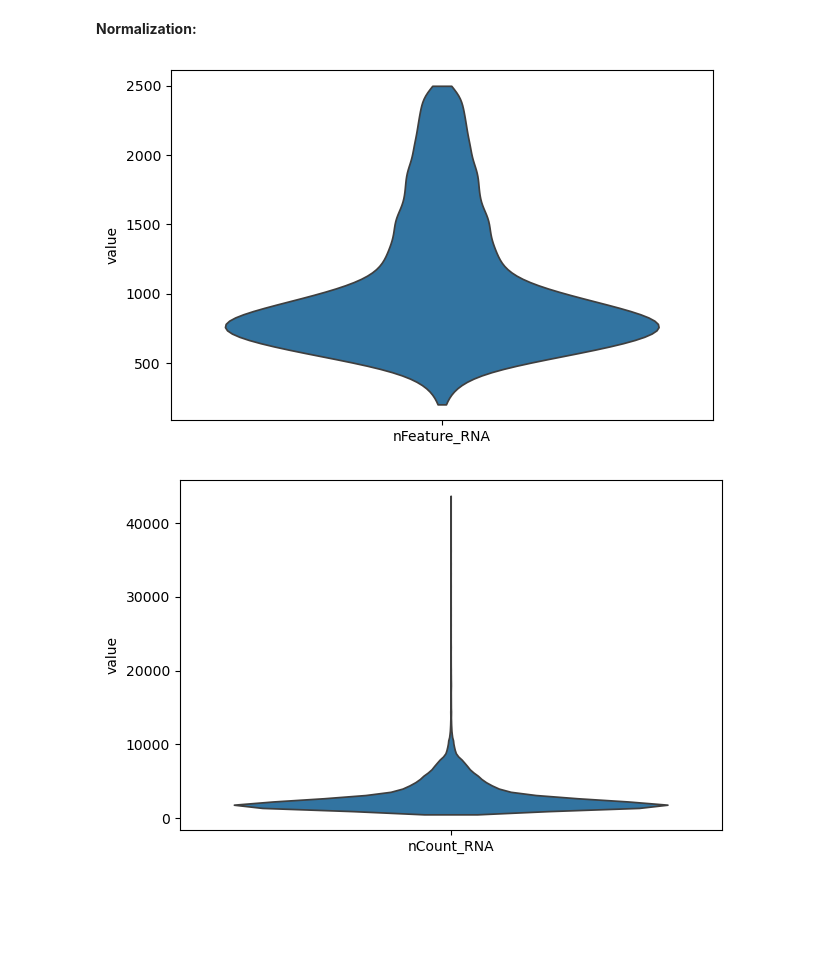
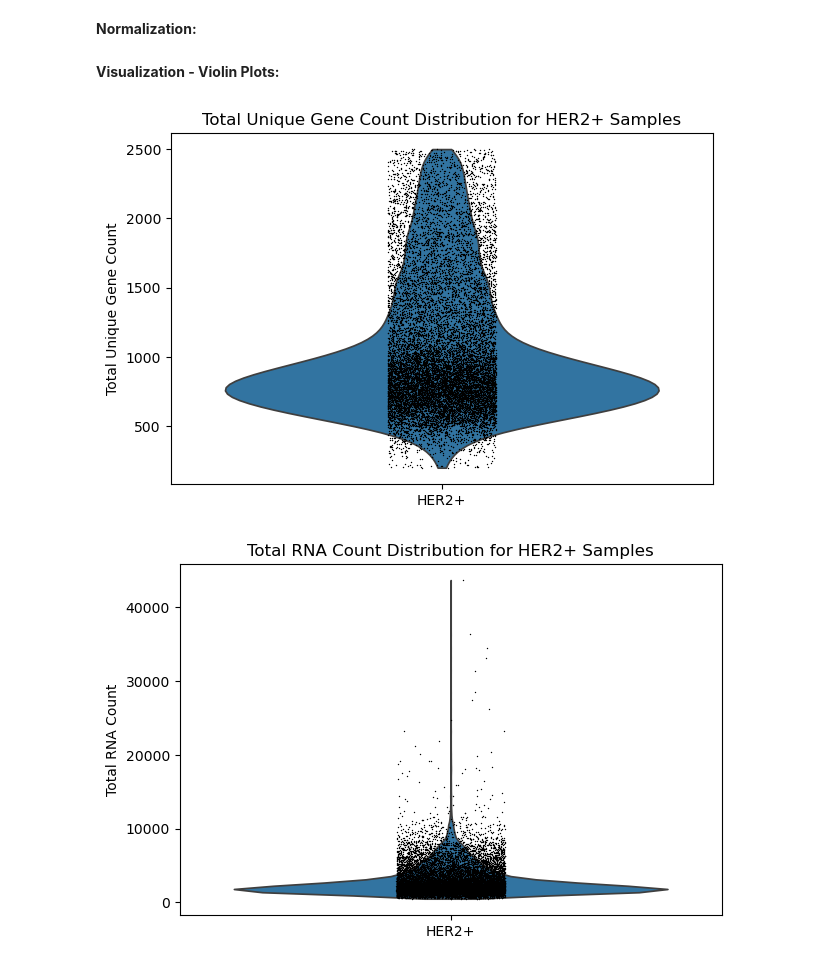
Before and after one commit to JoshuaGalla/BCMarkerDiscovery, a Jupyter notebook: analysis/project_analysis.ipynb, the cells around one changed output. Drawn from its saved outputs; the diff is of its cells as text; code cells hidden in the pictures; blank space fills up the shorter version.

```diff
--- a/analysis/project_analysis.ipynb
+++ b/analysis/project_analysis.ipynb
@@ -112,13 +114,25 @@ adata = adata[adata.obs['subtype'] == subtype]
 __Normalization:__
 # %%
 sc.pp.normalize_total(adata, target_sum=1e6)
+# %% [markdown]
+__Visualization - Violin Plots:__
 # %%
-sc.pl.violin(adata, ['nFeature_RNA'], stripplot = False)
+ax = sc.pl.violin(adata, ['nFeature_RNA'], stripplot = True, show = False)
+ax.set_title(f'Total Unique Gene Count Distribution for {subtype} Samples')
+ax.set_xlabel(f'{subtype}')
+ax.set_ylabel('Total Unique Gene Count')
+for label in ax.get_xticklabels():
+    label.set_visible(False)
 plt.show()
 # %% [output]
-[figure, old version]
+[figure, new version]
 # %%
-sc.pl.violin(adata, ['nCount_RNA'], stripplot = False)
+ax = sc.pl.violin(adata, ['nCount_RNA'], stripplot = True, show = False)
+ax.set_title(f'Total RNA Count Distribution for {subtype} Samples')
+ax.set_xlabel(f'{subtype}')
+ax.set_ylabel('Total RNA Count')
+for label in ax.get_xticklabels():
+    label.set_visible(False)
 plt.show()
 # %% [output]
-[figure, old version]
+[figure, new version]
```
Also changed, not shown: parts of 23 cells of this notebook.
